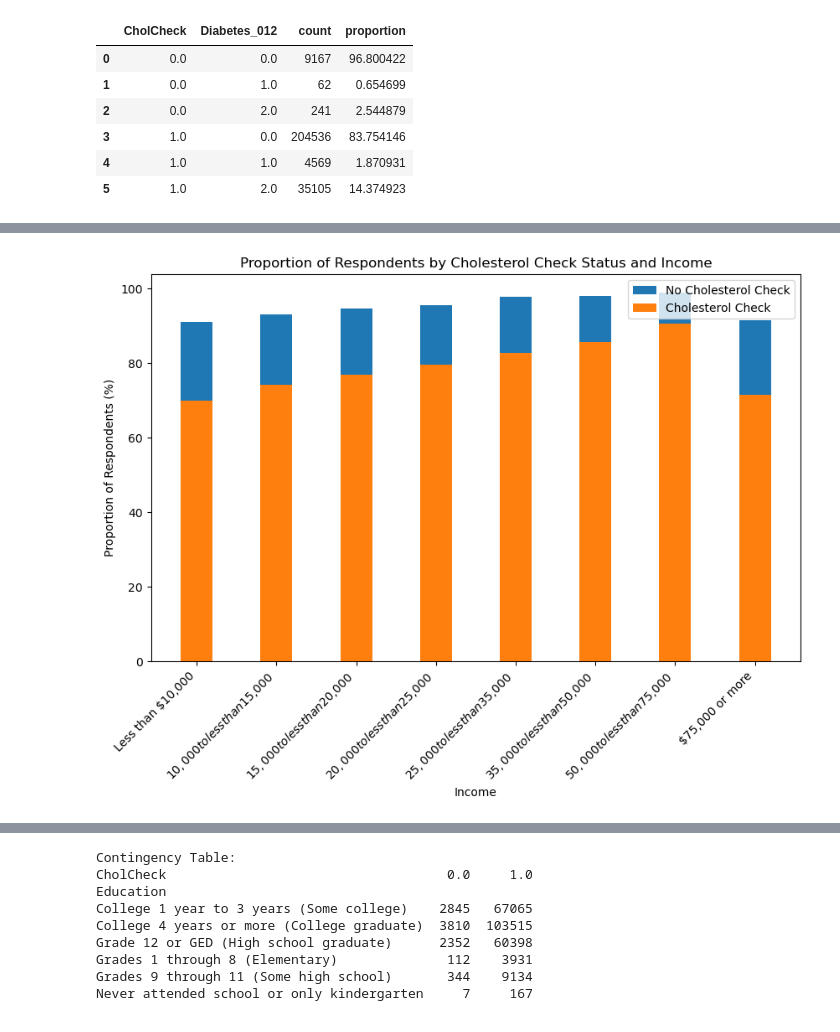
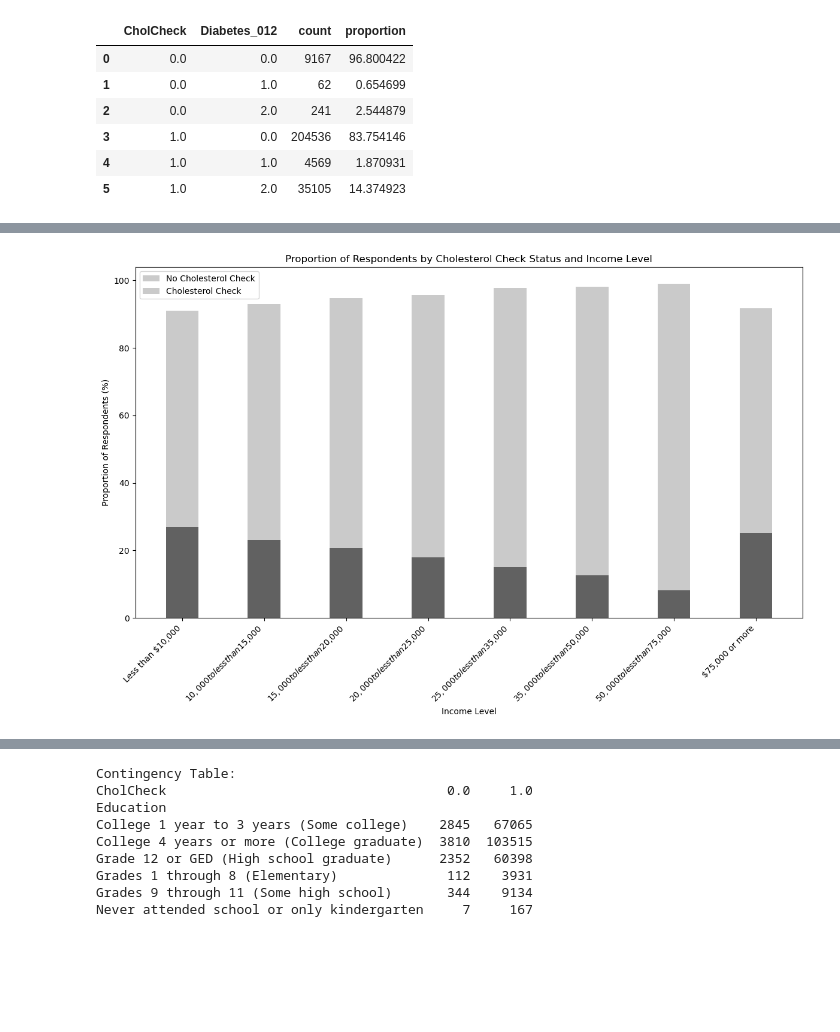
Before and after one commit to williamlevine/project-one, a Jupyter notebook: main_notebook.ipynb, the cells around one changed output, grey strips where cells are left out. Saved outputs shown, nothing was run; the diff lists cells and outputs as text; code cells hidden in the pictures; blank space fills up the shorter version.

```diff
--- a/main_notebook.ipynb
+++ b/main_notebook.ipynb
@@ -200,39 +208,43 @@ diabetes_df['Income'] = diabetes_df['Income'].map(income_scale)
 dia_income_chol = diabetes_df.groupby(["Income", "CholCheck", "Diabetes_012"]).size().reset_index(name='count')
 
 # Separate categories based on cholesterol check status
 nocholcheck_income = dia_income_chol[dia_income_chol["CholCheck"] == 0].copy()
 yescholcheck_income = dia_income_chol[dia_income_chol["CholCheck"] == 1].copy()
 
 # Calculate proportions
 nocholcheck_income_sum = nocholcheck_income.groupby("Income")["count"].transform('sum')
 nocholcheck_income["proportion"] = (nocholcheck_income["count"] / nocholcheck_income_sum) * 100
 
 yescholcheck_income_sum = yescholcheck_income.groupby("Income")["count"].transform('sum')
 yescholcheck_income["proportion"] = (yescholcheck_income["count"] / yescholcheck_income_sum) * 100
 
 # Plot the proportions for cholesterol check status and diabetes status by income
-fig, ax = plt.subplots(figsize=(10, 6))
+fig, ax = plt.subplots(figsize=(12, 8))
+
+# Colors for diabetes statuses
+colors = ['#CACACA','#78909C','#616161']
 
 # Plot the no cholesterol check group
-ax.bar(nocholcheck_income["Income"], nocholcheck_income["proportion"], width=0.4, label="No Cholesterol Check", align='center')
+ax.bar(nocholcheck_income["Income"], nocholcheck_income["proportion"], width=0.4, label="No Cholesterol Check", color=colors, align='center')
 
 # Plot the yes cholesterol check group, shifted slightly to the right
-ax.bar(yescholcheck_income["Income"], yescholcheck_income["proportion"], width=0.4, label="Cholesterol Check", align='center')
+ax.bar(yescholcheck_income["Income"], yescholcheck_income["proportion"], width=0.4, label="Cholesterol Check", color=colors, align='center')
 
 # Set the labels and title
-ax.set_xlabel("Income")
+ax.set_xlabel("Income Level")
 ax.set_ylabel("Proportion of Respondents (%)")
-ax.set_title("Proportion of Respondents by Cholesterol Check Status and Income")
+ax.set_title("Proportion of Respondents by Cholesterol Check Status and Income Level")
 ax.set_xticks(range(len(income_scale)))
 ax.set_xticklabels(list(income_scale.values()), rotation=45, ha="right")
 
 # Add a legend
 ax.legend()
 
 # Display the plot
+plt.tight_layout()
 plt.show()
 # %% [output]
-[figure, old version]
+[figure, new version]
 # %%
 # Create a pivot table to summarize cholesterol check status by income and diabetes status
 import seaborn as sns  # Import Seaborn for visualization
```
Also changed, not shown: parts of 10 cells of this notebook.
